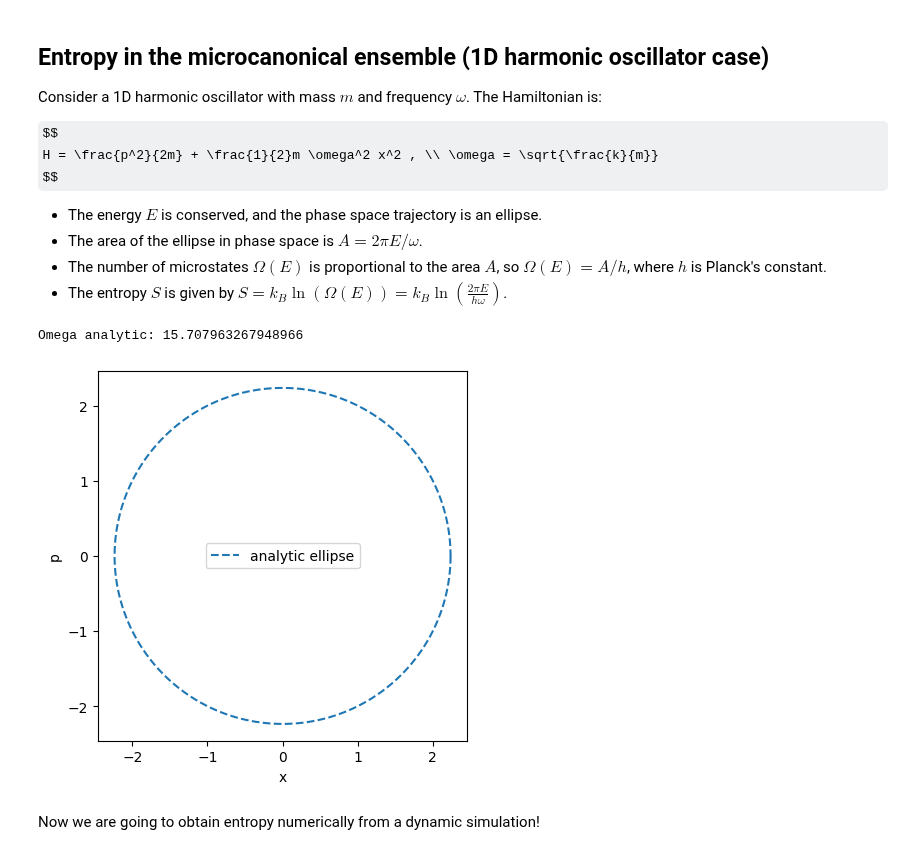
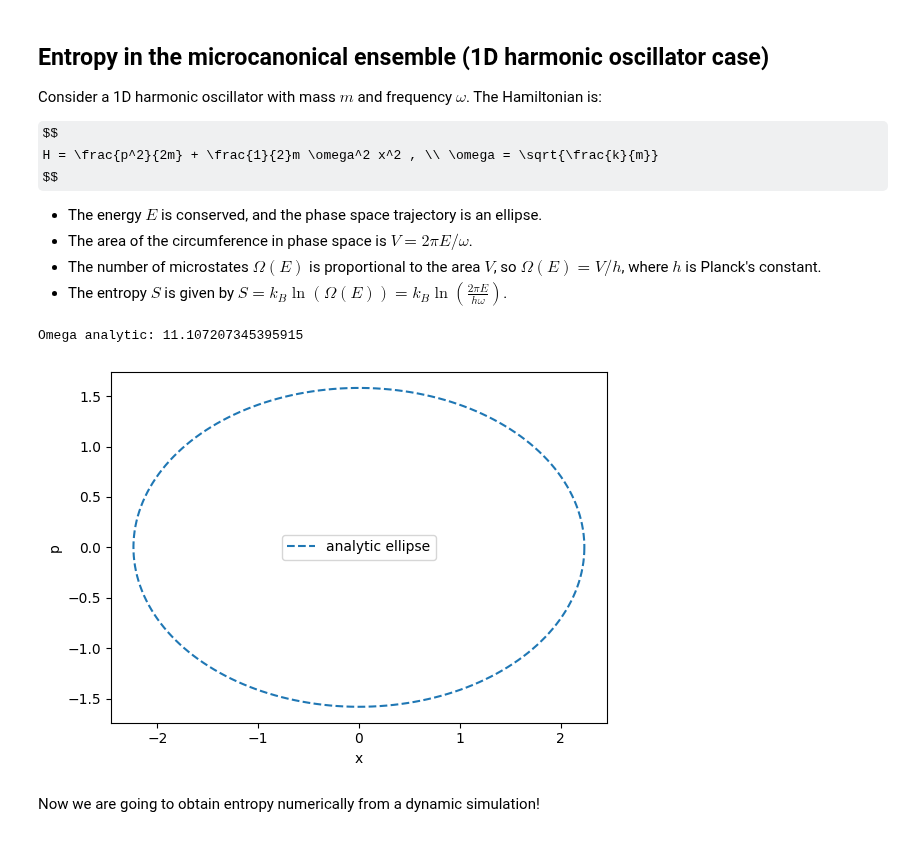
Before and after one commit to ccastilloo/ToyMD, a Jupyter notebook: Entropy_lab.ipynb, the cells around one changed output. Drawn from its saved outputs; the diff is of its cells as text; code cells hidden in the pictures; some formulas as TeX source.

```diff
--- a/Entropy_lab.ipynb
+++ b/Entropy_lab.ipynb
@@ -12,40 +12,38 @@ H = \frac{p^2}{2m} + \frac{1}{2}m \omega^2 x^2 , \\ \omega = \sqrt{\frac{k}{m}}
 $$
 
 - The energy $E$ is conserved, and the phase space trajectory is an ellipse.
-- The area of the ellipse in phase space is $A = 2\pi E/\omega$.
-- The number of microstates $\Omega(E)$ is proportional to the area $A$, so $\Omega(E) = A/h$, where $h$ is Planck's constant.
+- The area of the circumference in phase space is $V = 2\pi E/\omega$.
+- The number of microstates $\Omega(E)$ is proportional to the area $V$, so $\Omega(E) = V/h$, where $h$ is Planck's constant.
 - The entropy $S$ is given by $S = k_B \ln(\Omega(E)) = k_B \ln\left(\frac{2\pi E}{h \omega}\right)$.
 # %%
-import numpy as np
-import matplotlib.pyplot as plt
 
 # Parameters (dimensionless)
-m = 1.0 # mass
+m = 0.5 # mass
 k = 1.0 # spring constant
 omega = np.sqrt(k/m) # angular frequency
 kB = 1.0 # Boltzmann constant
 h = 1.0 # Planck constant
 
 E = 2.5 # energy
 A = np.sqrt(2*E/k) # amplitude
 T = 2*np.pi/omega # period
 
 Omega_analytic = 2 * np.pi * E / (h * omega) # phase space area
-S_analytic = kB * np.log(Omega_analytic / h) # entropy
+S_analytic = kB * np.log(Omega_analytic) # entropy
 
 print("Omega analytic:", Omega_analytic)
 
 # Plot
 plt.figure()
-thetas = np.linspace(0,2*np.pi,400)
-x_ell = A * np.cos(thetas)
-p_ell = - m * omega * A * np.sin(thetas)
+thetas = np.linspace(0,2*np.pi,400) # parametric angle
+x_ell = A * np.cos(thetas) # x(theta) = A * cos(theta)
+p_ell = - m * omega * A * np.sin(thetas) # p(theta) = m v(0) = -m * omega * A * sin(theta)
 plt.plot(x_ell, p_ell, '--', label='analytic ellipse')
 plt.gca().set_aspect('equal', 'box')
 plt.xlabel('x'); plt.ylabel('p'); plt.legend(); plt.show()
 # %% [output]
-Omega analytic: 15.707963267948966
+Omega analytic: 11.107207345395915
-[figure, old version]
+[figure, new version]
 # %% [markdown]
 Now we are going to obtain entropy numerically from a dynamic simulation!
 # %%
```
Also changed, not shown: parts of 9 cells of this notebook, 3 other files.
